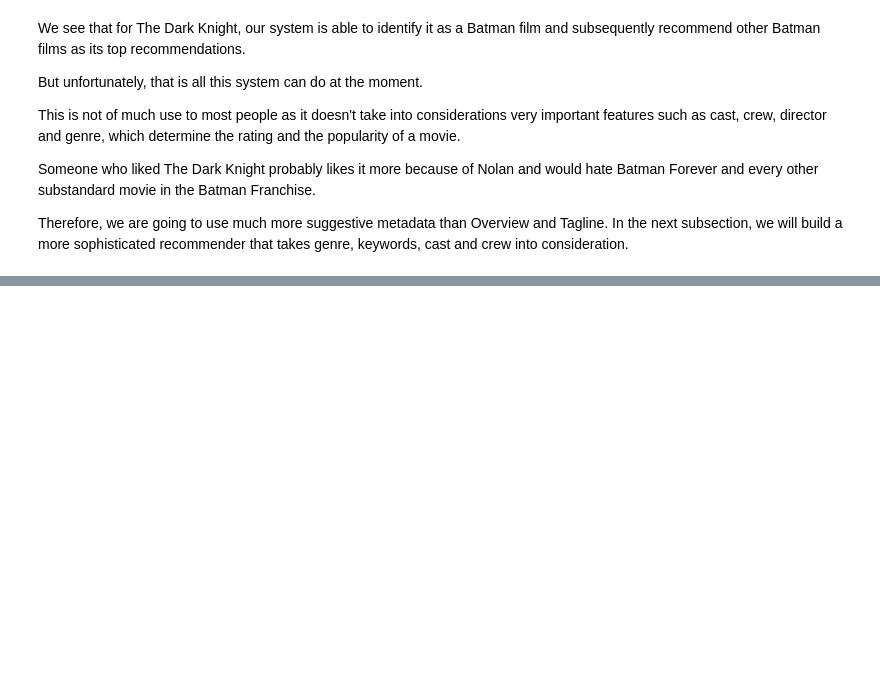
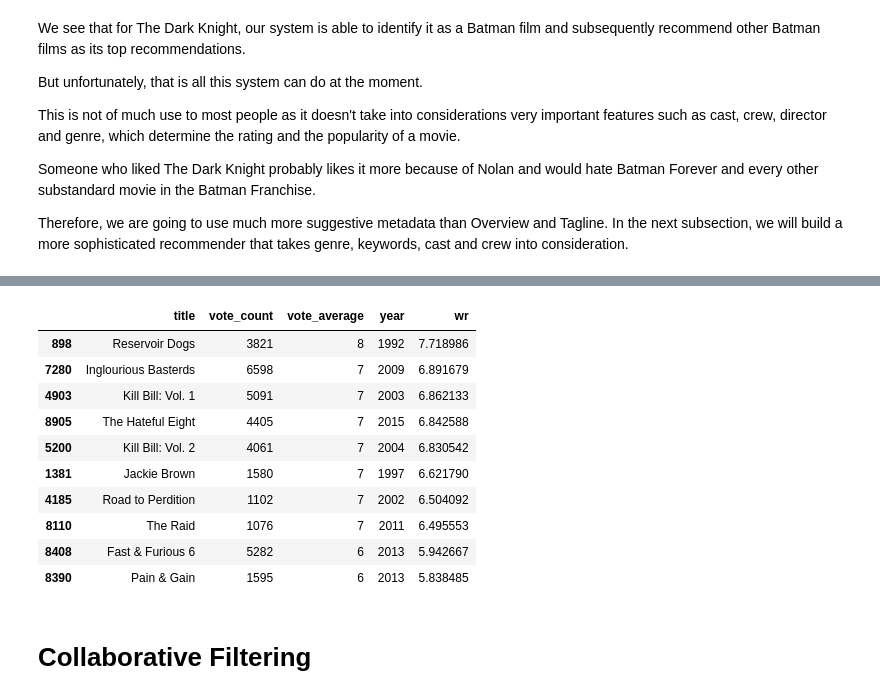
Before and after one commit to CodeWithSridhar/Movies-Recommender-system, a Jupyter notebook: Movie_Recommendation_System_Sri.ipynb, the cells around one changed output, grey strips where cells are left out. Cells and saved outputs as stored; diff of their text form; code cells hidden in the pictures; blank space fills up the shorter version.

```diff
--- a/Movie_Recommendation_System_Sri.ipynb
+++ b/Movie_Recommendation_System_Sri.ipynb
@@ -1541,0 +1813,16 @@ In the next subsection, we will build a more sophisticated recommender that take
+# %%
+improved_recommendations('Pulp Fiction')
+# %% [output]
+|  | title | vote_count | vote_average | year | wr |
+| 898 | Reservoir Dogs | 3821 | 8 | 1992 | 7.718986 |
+| 7280 | Inglourious Basterds | 6598 | 7 | 2009 | 6.891679 |
+| 4903 | Kill Bill: Vol. 1 | 5091 | 7 | 2003 | 6.862133 |
+| 8905 | The Hateful Eight | 4405 | 7 | 2015 | 6.842588 |
+| 5200 | Kill Bill: Vol. 2 | 4061 | 7 | 2004 | 6.830542 |
+| 1381 | Jackie Brown | 1580 | 7 | 1997 | 6.621790 |
+| 4185 | Road to Perdition | 1102 | 7 | 2002 | 6.504092 |
+| 8110 | The Raid | 1076 | 7 | 2011 | 6.495553 |
+| 8408 | Fast & Furious 6 | 5282 | 6 | 2013 | 5.942667 |
+| 8390 | Pain & Gain | 1595 | 6 | 2013 | 5.838485 |
+# %% [markdown]
+# **Collaborative Filtering**
```
Also changed, not shown: parts of 46 cells of this notebook.
